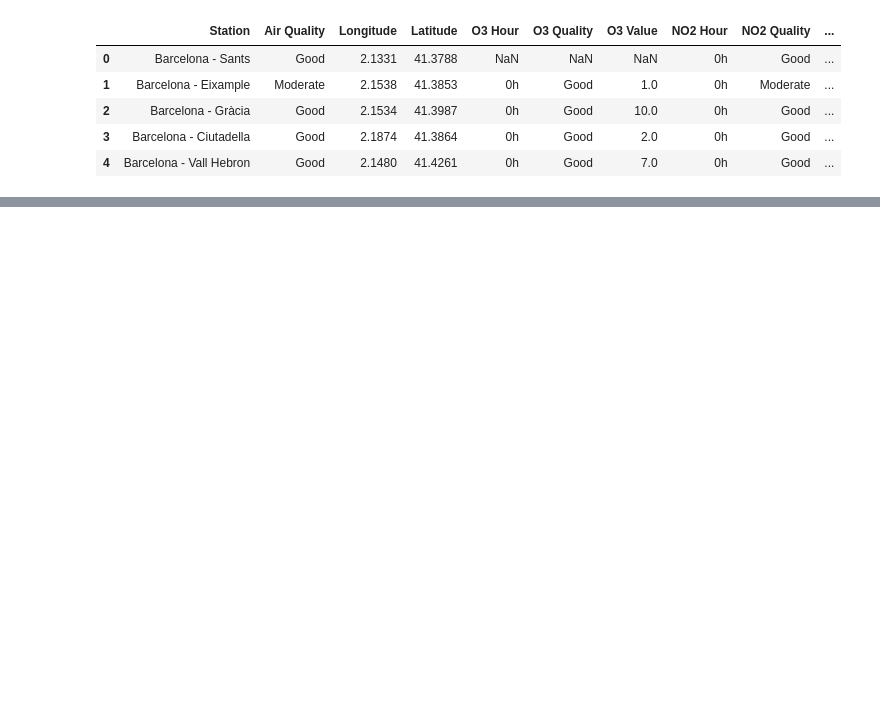
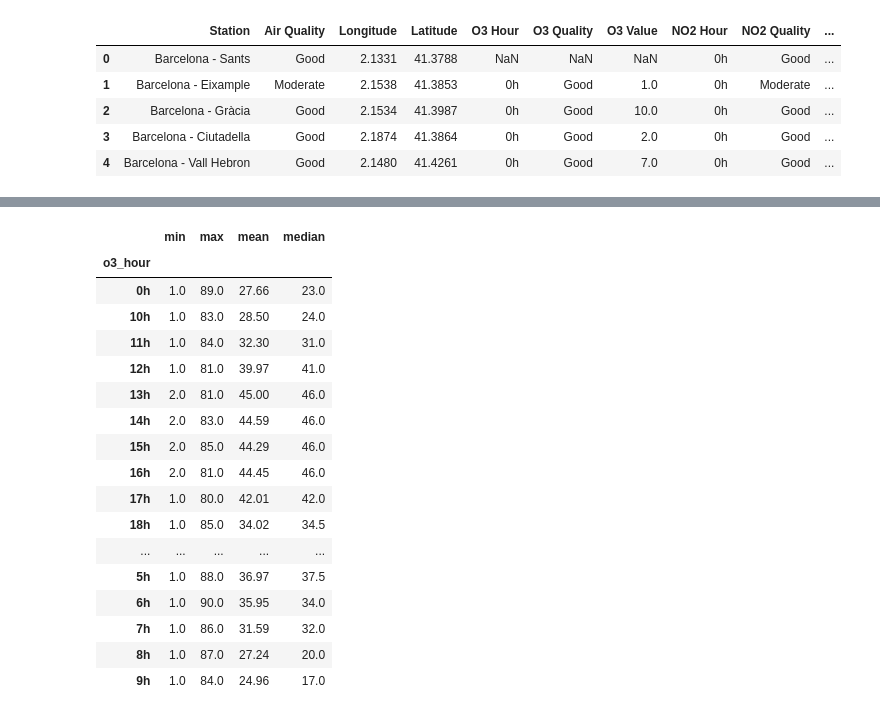
Before and after one commit to ta-data-remote/Project-Week-2-Barcelona, a Jupyter notebook: your-project/O3_analysis.ipynb, the cells around one changed output, grey strips where cells are left out. Drawn from its saved outputs; the diff is of its cells as text; code cells hidden in the pictures; blank space fills up the shorter version.

```diff
--- a/your-project/O3_analysis.ipynb
+++ b/your-project/O3_analysis.ipynb
@@ -13,0 +153,21 @@ data.head()
+# %%
+o3_clean.groupby('o3_hour')['o3_value'].agg(['min','max','mean','median']).round(2)
+# %% [output]
+|  | min | max | mean | median |
+| o3_hour |  |  |  |  |
+| 0h | 1.0 | 89.0 | 27.66 | 23.0 |
+| 10h | 1.0 | 83.0 | 28.50 | 24.0 |
+| 11h | 1.0 | 84.0 | 32.30 | 31.0 |
+| 12h | 1.0 | 81.0 | 39.97 | 41.0 |
+| 13h | 2.0 | 81.0 | 45.00 | 46.0 |
+| 14h | 2.0 | 83.0 | 44.59 | 46.0 |
+| 15h | 2.0 | 85.0 | 44.29 | 46.0 |
+| 16h | 2.0 | 81.0 | 44.45 | 46.0 |
+| 17h | 1.0 | 80.0 | 42.01 | 42.0 |
+| 18h | 1.0 | 85.0 | 34.02 | 34.5 |
+| ... | ... | ... | ... | ... |
+| 5h | 1.0 | 88.0 | 36.97 | 37.5 |
+| 6h | 1.0 | 90.0 | 35.95 | 34.0 |
+| 7h | 1.0 | 86.0 | 31.59 | 32.0 |
+| 8h | 1.0 | 87.0 | 27.24 | 20.0 |
+| 9h | 1.0 | 84.0 | 24.96 | 17.0 |
```
Also changed, not shown: parts of 23 cells of this notebook.
